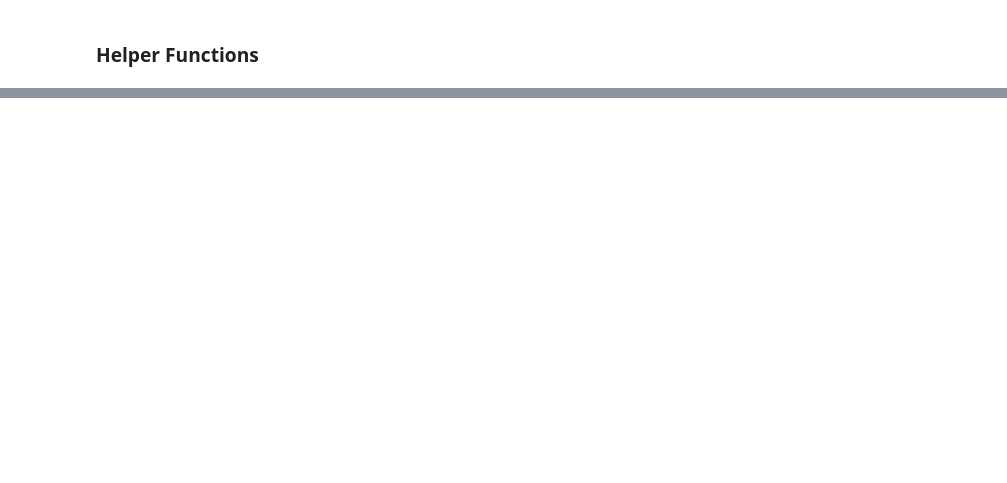
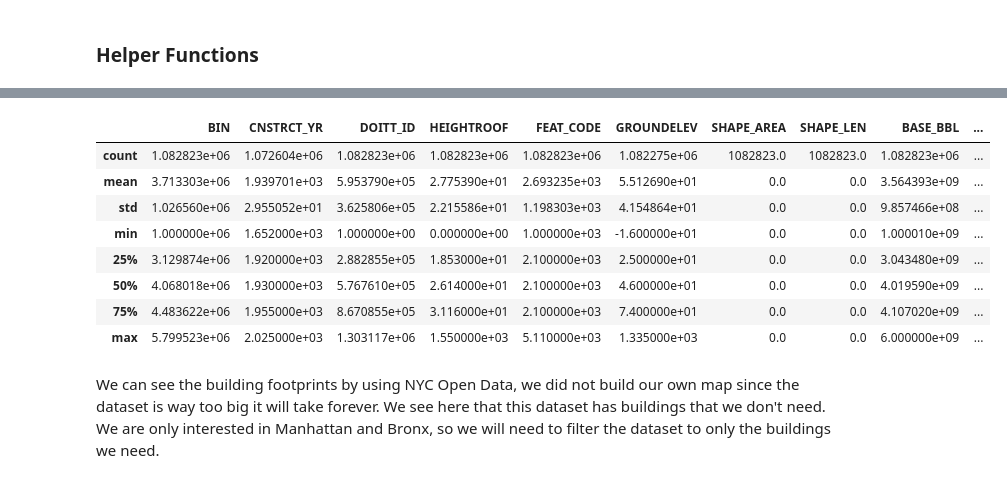
Before and after one commit to adamz312/cooling_with_code, a Jupyter notebook: 02_more_dataset_generation.ipynb, the cells around one changed output, grey strips where cells are left out. Drawn from its saved outputs; the diff is of its cells as text; code cells hidden in the pictures; blank space fills up the shorter version.

```diff
--- a/02_more_dataset_generation.ipynb
+++ b/02_more_dataset_generation.ipynb
@@ -80,0 +148,27 @@ drive.mount('/content/drive')
+# %%
+def load_building_footprints_csv(csv_file):
+    """
+    Load building footprint polygons from a CSV file.
+
+    Parameters:
+        csv_file (str): Path to the CSV file containing building footprints with additional attributes.
+
+    Returns:
+        GeoDataFrame: A GeoDataFrame of building footprints in EPSG:4326.
+    """
+    # Read the CSV file
+    df = pd.read_csv(csv_file)
+
+    # Rename 'the_geom' to 'geometry'
+    df = df.rename(columns={'the_geom': 'geometry'})
+
+    # Convert the 'the_geom' column from WKT strings to Shapely geometries.
+    df['geometry'] = df['geometry'].apply(wkt.loads)
+
+    # Create a GeoDataFrame using the converted geometry
+    buildings_gdf = gpd.GeoDataFrame(df, geometry='geometry')
+
+    # Set the CRS to EPSG:4326
+    buildings_gdf = buildings_gdf.set_crs(epsg=4326)
+
+    return buildings_gdf
@@ -80,0 +541,4 @@ drive.mount('/content/drive')
+# %%
+# Load the Building Footprints
+building_csv_file = "data/Building_Footprints_With_Add_Attr.csv"
+buildings_gdf = load_building_footprints_csv(building_csv_file)
@@ -80,0 +552,14 @@ drive.mount('/content/drive')
+# %%
+buildings_gdf.describe()
+# %% [output]
+|  | BIN | CNSTRCT_YR | DOITT_ID | HEIGHTROOF | FEAT_CODE | GROUNDELEV | SHAPE_AREA | SHAPE_LEN | BASE_BBL | ... |
+| count | 1.082823e+06 | 1.072604e+06 | 1.082823e+06 | 1.082823e+06 | 1.082823e+06 | 1.082275e+06 | 1082823.0 | 1082823.0 | 1.082823e+06 | ... |
+| mean | 3.713303e+06 | 1.939701e+03 | 5.953790e+05 | 2.775390e+01 | 2.693235e+03 | 5.512690e+01 | 0.0 | 0.0 | 3.564393e+09 | ... |
+| std | 1.026560e+06 | 2.955052e+01 | 3.625806e+05 | 2.215586e+01 | 1.198303e+03 | 4.154864e+01 | 0.0 | 0.0 | 9.857466e+08 | ... |
+| min | 1.000000e+06 | 1.652000e+03 | 1.000000e+00 | 0.000000e+00 | 1.000000e+03 | -1.600000e+01 | 0.0 | 0.0 | 1.000010e+09 | ... |
+| 25% | 3.129874e+06 | 1.920000e+03 | 2.882855e+05 | 1.853000e+01 | 2.100000e+03 | 2.500000e+01 | 0.0 | 0.0 | 3.043480e+09 | ... |
+| 50% | 4.068018e+06 | 1.930000e+03 | 5.767610e+05 | 2.614000e+01 | 2.100000e+03 | 4.600000e+01 | 0.0 | 0.0 | 4.019590e+09 | ... |
+| 75% | 4.483622e+06 | 1.955000e+03 | 8.670855e+05 | 3.116000e+01 | 2.100000e+03 | 7.400000e+01 | 0.0 | 0.0 | 4.107020e+09 | ... |
+| max | 5.799523e+06 | 2.025000e+03 | 1.303117e+06 | 1.550000e+03 | 5.110000e+03 | 1.335000e+03 | 0.0 | 0.0 | 6.000000e+09 | ... |
+# %% [markdown]
+We can see the building footprints by using NYC Open Data, we did not build our own map since the dataset is way too big it will take forever. We see here that this dataset has buildings that we don't need. We are only interested in Manhattan and Bronx, so we will need to filter the dataset to only the buildings we need.
```
Also changed, not shown: parts of 61 cells of this notebook.
